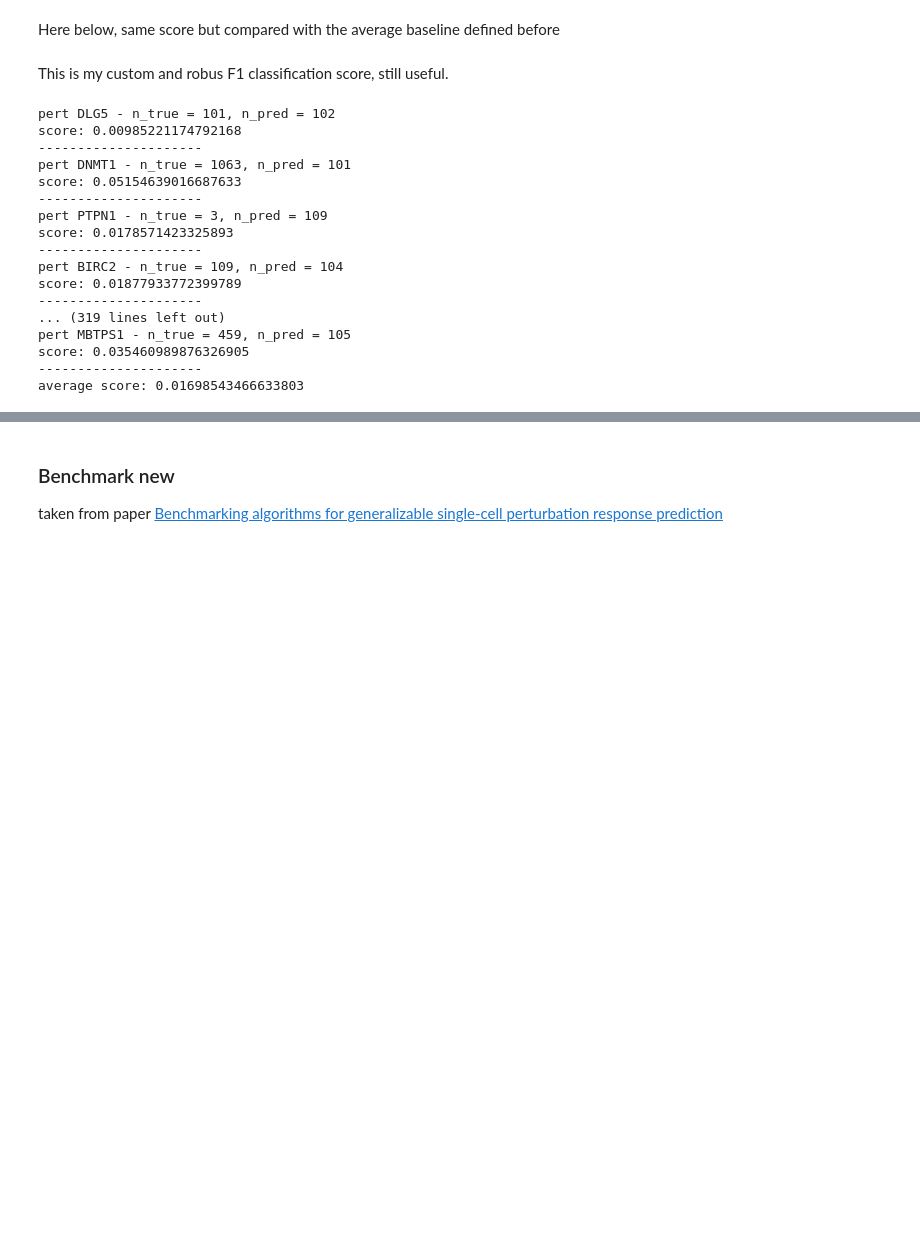
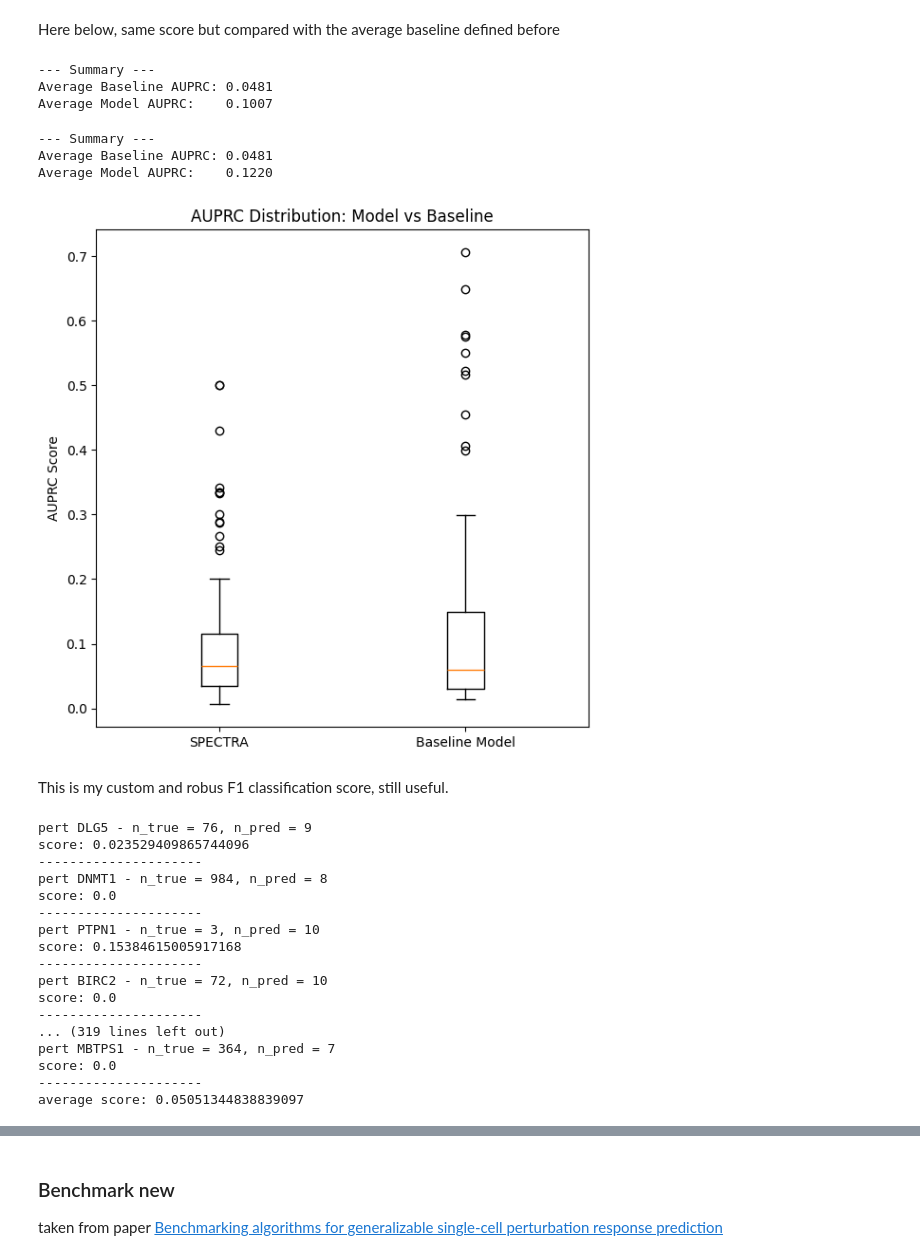
Before and after one commit to MCalabroCode/SPECTRA, a Jupyter notebook: spectra_v2_notebook_wandb.ipynb, the cells around one changed output, grey strips where cells are left out. Drawn from its saved outputs; the diff is of its cells as text; code cells hidden in the pictures; blank space fills up the shorter version.

```diff
--- a/spectra_v2_notebook_wandb.ipynb
+++ b/spectra_v2_notebook_wandb.ipynb
@@ -562,9 +568,49 @@ plt.show()
+# %%
+from val_scores import calculate_auprc_score
+
+# Calculate scores for both models
+results_df_1 = calculate_auprc_score(real_adata, pred_adata)
+results_df_2 = calculate_auprc_score(real_adata, pred_adata_2)
+
+# Merge them to ensure perturbations line up perfectly
+# This creates columns: model_auprc_spectra and model_auprc_baseline
+merged_df = results_df_1.merge(
+    results_df_2[['perturbation', 'model_auprc']],
+    on='perturbation',
+    suffixes=('_spectra', '_baseline')
+)
+
+# Extract the two distributions
+spectra_scores = merged_df['model_auprc_spectra']
+baseline_scores = merged_df['model_auprc_baseline']
+
+# Create box plot
+plt.figure(figsize=(6, 6))
+
+plt.boxplot(
+    [spectra_scores, baseline_scores],
+    labels=['SPECTRA', 'Baseline Model']
+)
+
+plt.ylabel('AUPRC Score')
+plt.title('AUPRC Distribution: Model vs Baseline')
+
+plt.tight_layout()
+plt.show()
+# %% [output]
+--- Summary ---
+Average Baseline AUPRC: 0.0481
+Average Model AUPRC:    0.1007
+--- Summary ---
+Average Baseline AUPRC: 0.0481
+Average Model AUPRC:    0.1220
+[figure, added]
 # %% [markdown]
 This is my custom and robus F1 classification score, still useful.
 # %%
-from scores import RobustDES
+from val_scores import RobustDES
 
-des_calculator = RobustDES(lfc_threshold=0.3, alpha=0.05)
+des_calculator = RobustDES(lfc_threshold=0.3, alpha=0.01)
 
 assert set(real_adata.obs['target_gene'].unique()) == set(pred_adata.obs['target_gene'].unique()), "perturbations do not match"
 
@@ -577,23 +623,23 @@ for pert in perts:
 global_score = sum(scores.values())/len(scores)
 print(f'average score: {global_score}')
 # %% [output]
-pert DLG5 - n_true = 101, n_pred = 102
-score: 0.00985221174792168
+pert DLG5 - n_true = 76, n_pred = 9
+score: 0.023529409865744096
 ---------------------
-pert DNMT1 - n_true = 1063, n_pred = 101
-score: 0.05154639016687633
+pert DNMT1 - n_true = 984, n_pred = 8
+score: 0.0
 ---------------------
-pert PTPN1 - n_true = 3, n_pred = 109
-score: 0.0178571423325893
+pert PTPN1 - n_true = 3, n_pred = 10
+score: 0.15384615005917168
 ---------------------
-pert BIRC2 - n_true = 109, n_pred = 104
-score: 0.01877933772399789
+pert BIRC2 - n_true = 72, n_pred = 10
+score: 0.0
 ---------------------
 ... (319 lines left out)
-pert MBTPS1 - n_true = 459, n_pred = 105
-score: 0.035460989876326905
+pert MBTPS1 - n_true = 364, n_pred = 7
+score: 0.0
 ---------------------
-average score: 0.01698543466633803
+average score: 0.05051344838839097
 # %%
 values = list(scores.values())
 
```
Also changed, not shown: parts of 27 cells of this notebook, 12 other files.
